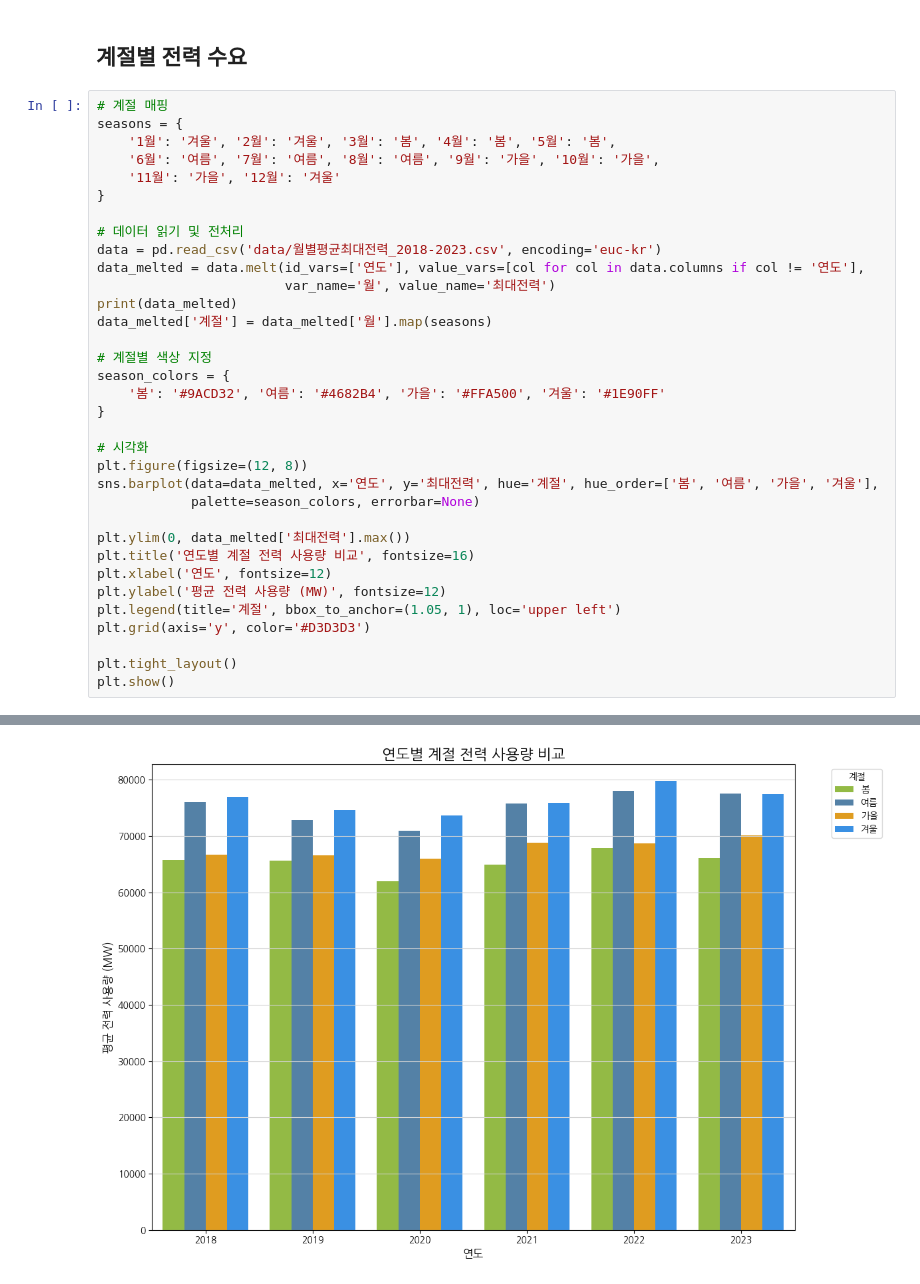
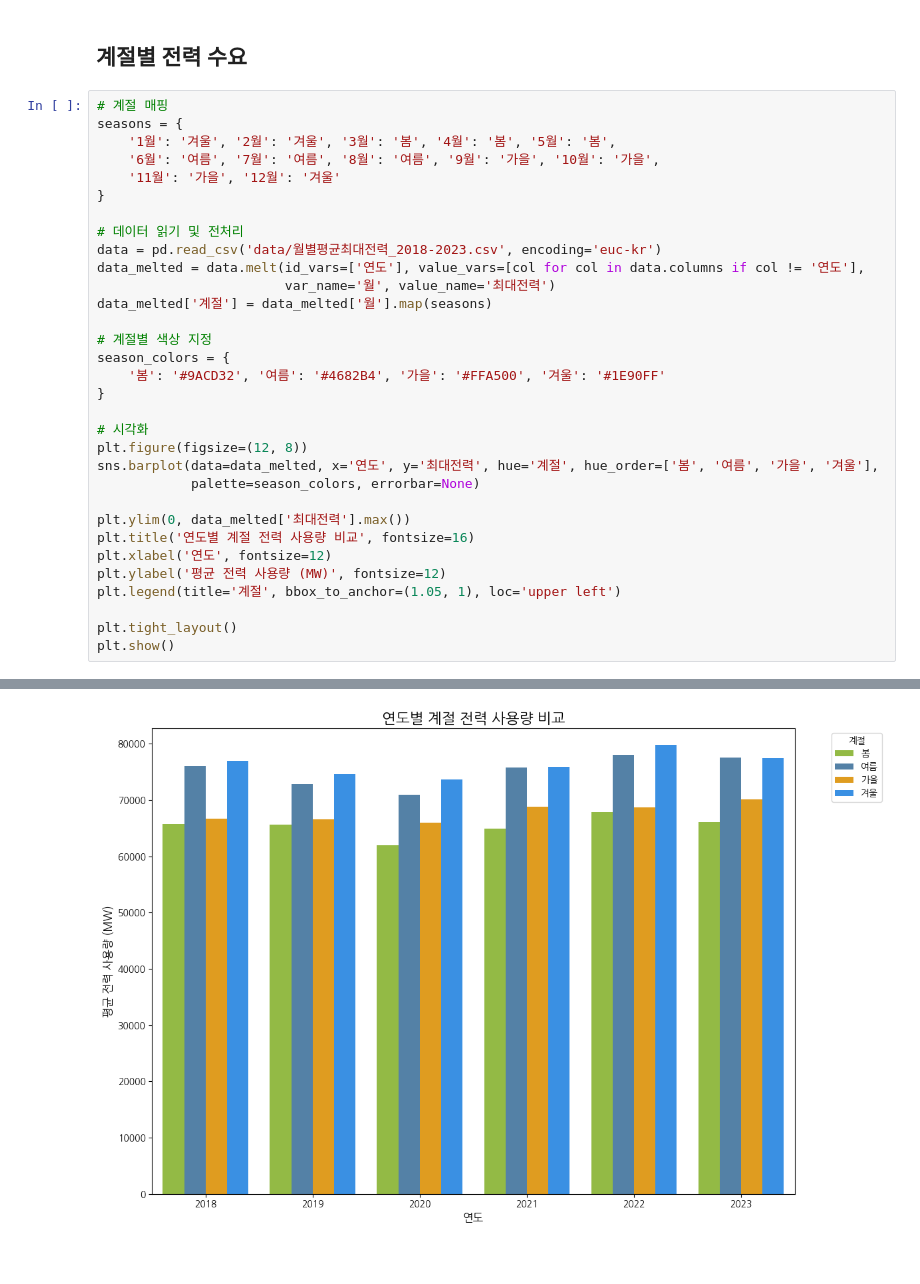
Before and after one commit to overwell24/bigdata-report, a Jupyter notebook: visualization.ipynb, the cells around one changed output, grey strips where cells are left out. Drawn from its saved outputs; the diff is of its cells as text.

```diff
--- a/visualization.ipynb
+++ b/visualization.ipynb
@@ -23,7 +23,6 @@ seasons = {
 data = pd.read_csv('data/월별평균최대전력_2018-2023.csv', encoding='euc-kr')
 data_melted = data.melt(id_vars=['연도'], value_vars=[col for col in data.columns if col != '연도'],
                         var_name='월', value_name='최대전력')
-print(data_melted)
 data_melted['계절'] = data_melted['월'].map(seasons)
 
 # 계절별 색상 지정
@@ -41,7 +40,6 @@ plt.title('연도별 계절 전력 사용량 비교', fontsize=16)
 plt.xlabel('연도', fontsize=12)
 plt.ylabel('평균 전력 사용량 (MW)', fontsize=12)
 plt.legend(title='계절', bbox_to_anchor=(1.05, 1), loc='upper left')
-plt.grid(axis='y', color='#D3D3D3')
 
 plt.tight_layout()
 plt.show()
@@ -63 +47 @@ plt.show()
-[figure, old version]
+[figure, new version]
```
Also changed, not shown: parts of 2 cells of this notebook.
